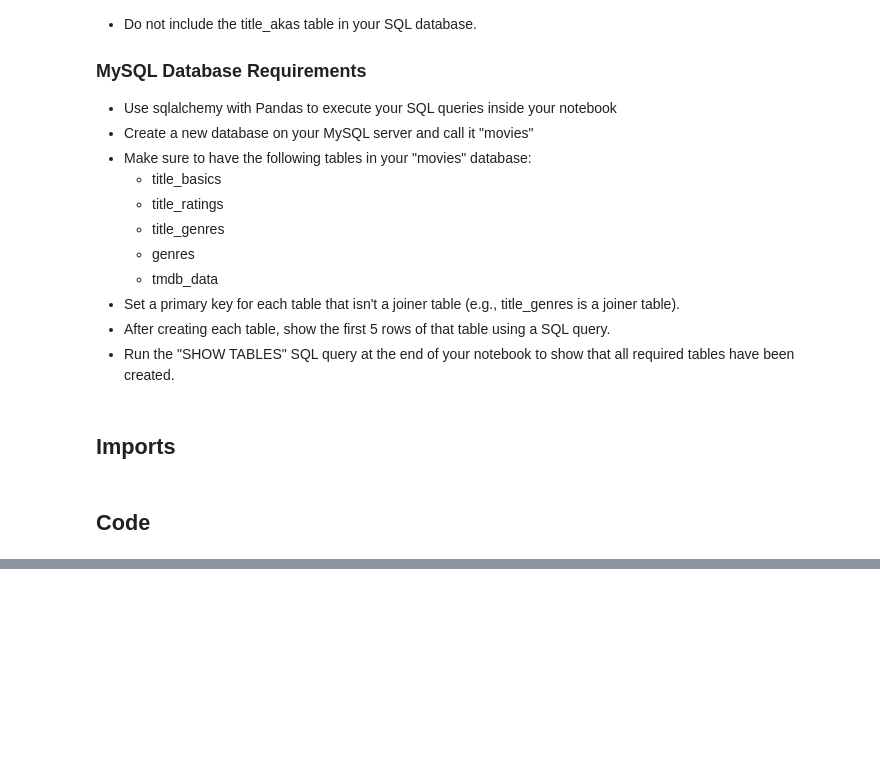
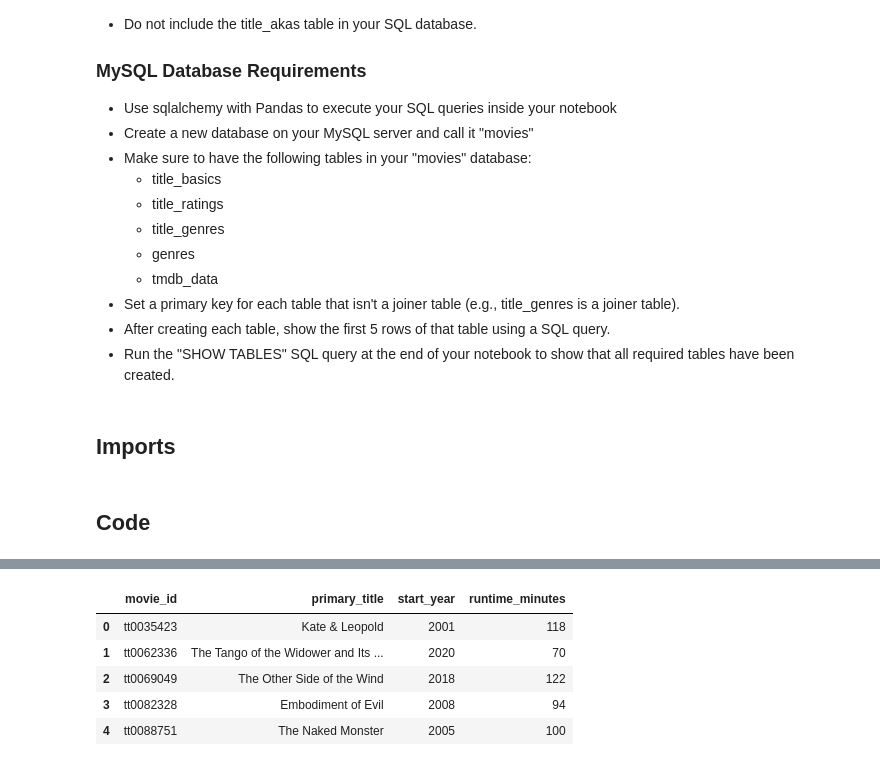
Before and after one commit to shabana1408/Project-3, a Jupyter notebook: Project 3 - Part 3.ipynb, the cells around one changed output, grey strips where cells are left out. Drawn from its saved outputs; the diff is of its cells as text; code cells hidden in the pictures; blank space fills up the shorter version.

```diff
--- a/Project 3 - Part 3.ipynb
+++ b/Project 3 - Part 3.ipynb
@@ -76,22 +87,7 @@ tmdb_2001 = pd.read_csv("Data/movies_2001_final.csv.gz", low_memory=False)
 ## Normalize genre
 
 ## Create a column with a list of genres
-basics_df['genres_split'] = basics_df['genre'].str.split(',')
-exploded = basics_df['genres_split'].explode
-columns = sorted(exploded['genres_split'].dropna().unique())
+basics_df['genres_split'] = basics_df['genres'].str.split(',')
+exploded = basics_df.explode('genres_split')
+columns = sorted(exploded['genres_split'].unique())
 columns
-
-## Create a new table title_genres with columns tconst and genre_id
-title_genres = exploded[['tconst', 'genres_split']].copy
-
-## Make a genre mapper dictionary
-genre_ints = range(len(unique_genres))
-genre_map = dict(zip(unique_genres, genre_ints))
-
-## Add genre_id and drop genres
-title_genres['genre_id'] = title_genres['genres_split'].map(genre_map)
-title_genres = title_genres.drop(columns='genres_split')
-
-## Create a new table genres with columns genre_id and genre_name
-genres = pd.DataFrame({'genre_id': genre_map.values()
-                      'genre_name': genre_map.keys()})
@@ -98,8 +175,24 @@ genres = pd.DataFrame({'genre_id': genre_map.values()
 # %%
 ## Drop columns
-cols_todrop = ['original_title', 'isAdult', 'titleType', 'genres']
+cols_todrop = ['originalTitle', 'endYear', 'isAdult', 'titleType', 'genres', 'genres_split']
 
 for col in cols_todrop:
     basics_df = basics_df.drop(columns=col)
+# %%
+## Rename columns
+rename = {'tconst': 'movie_id',
+          'primaryTitle': 'primary_title',
+          'startYear': 'start_year',
+          'endYear': 'end_year',
+          'runtimeMinutes': 'runtime_minutes'}
+basics_df.rename(rename, axis=1, inplace=True)
+basics_df.head()
+# %% [output]
+|  | movie_id | primary_title | start_year | runtime_minutes |
+| 0 | tt0035423 | Kate & Leopold | 2001 | 118 |
+| 1 | tt0062336 | The Tango of the Widower and Its ... | 2020 | 70 |
+| 2 | tt0069049 | The Other Side of the Wind | 2018 | 122 |
+| 3 | tt0082328 | Embodiment of Evil | 2008 | 94 |
+| 4 | tt0088751 | The Naked Monster | 2005 | 100 |
 # %%
 ## Transformation: TMDB data
```
Also changed, not shown: parts of 28 cells of this notebook, 9 other files.
